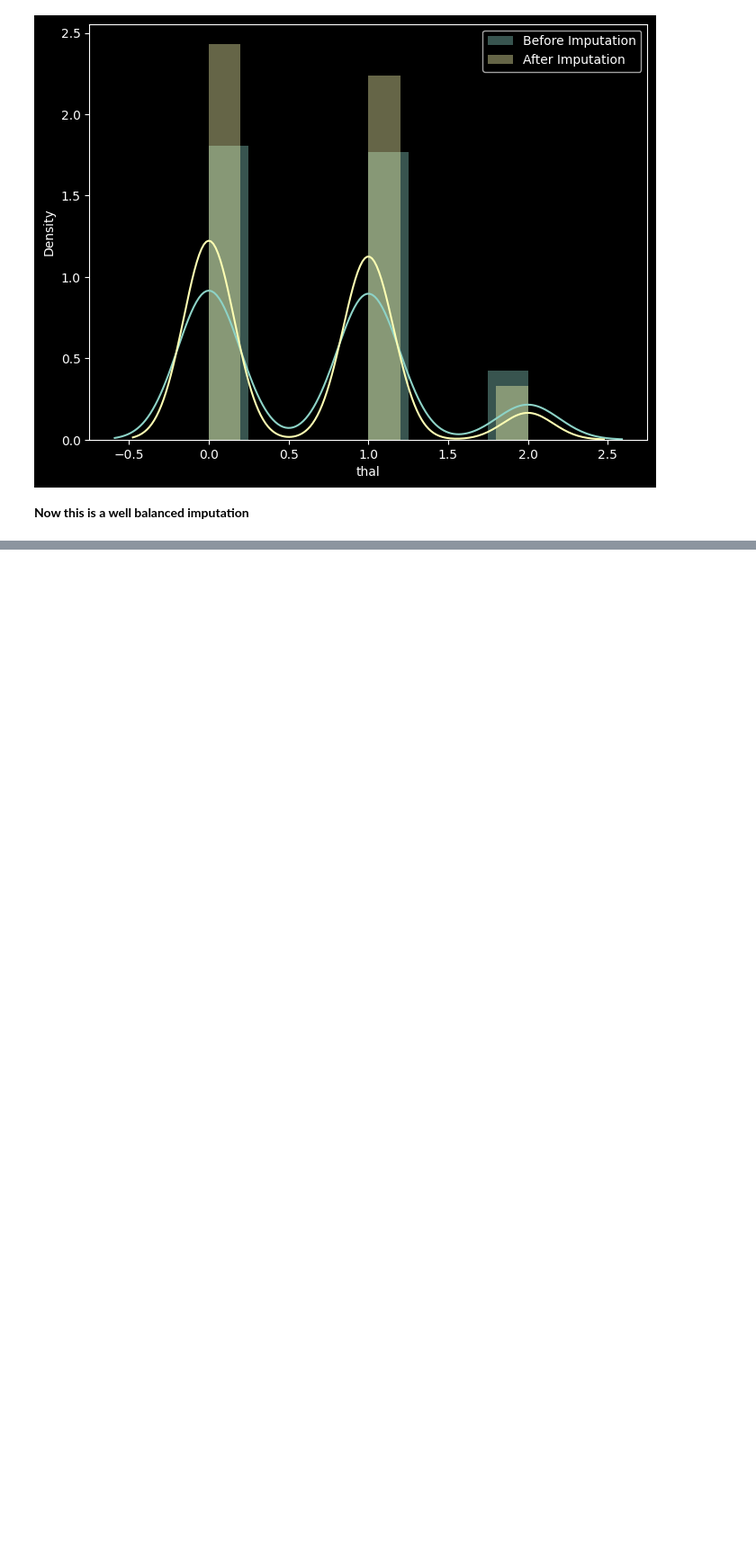
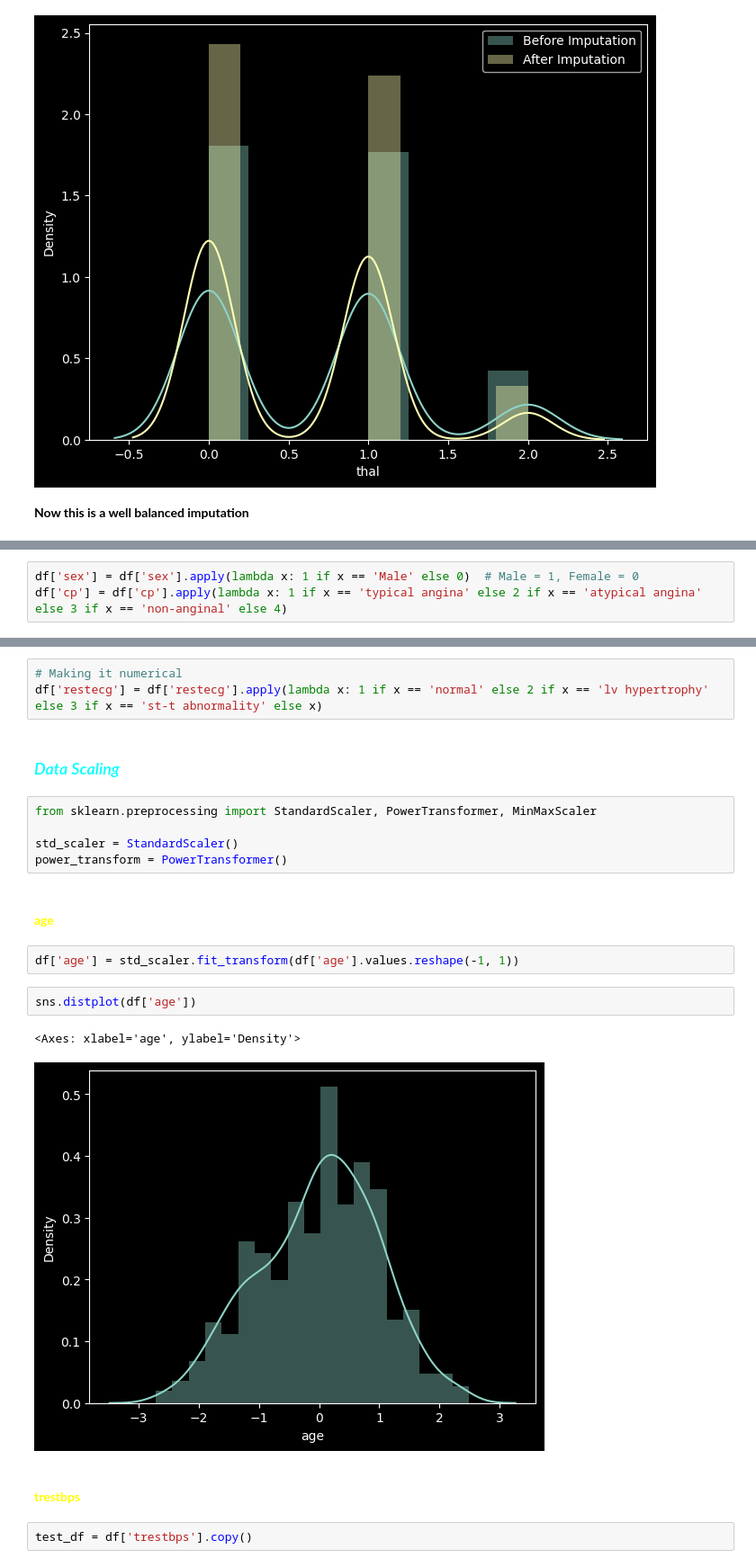
Before and after one commit to SumanGouda/Machine-Learning-Projects, a Jupyter notebook: HEART DISEASE/heart_disease_predictor.ipynb, the cells around one changed output, grey strips where cells are left out. Shown: that part at 90% size. Saved outputs shown, nothing was run; the diff lists cells and outputs as text; blank space fills up the shorter version.

```diff
--- a/HEART DISEASE/heart_disease_predictor.ipynb
+++ b/HEART DISEASE/heart_disease_predictor.ipynb
@@ -1054,0 +1014,3 @@ Index(['id', 'age', 'sex', 'dataset', 'cp', 'trestbps', 'chol', 'fbs',
+# %%
+df['sex'] = df['sex'].apply(lambda x: 1 if x == 'Male' else 0)  # Male = 1, Female = 0
+df['cp'] = df['cp'].apply(lambda x: 1 if x == 'typical angina' else 2 if x == 'atypical angina' else 3 if x == 'non-anginal' else 4)
@@ -1054,0 +1042,23 @@ Index(['id', 'age', 'sex', 'dataset', 'cp', 'trestbps', 'chol', 'fbs',
+# %%
+# Making it numerical
+df['restecg'] = df['restecg'].apply(lambda x: 1 if x == 'normal' else 2 if x == 'lv hypertrophy' else 3 if x == 'st-t abnormality' else x)
+# %% [markdown]
+### <span style="color:cyan"><i>Data Scaling</i></span>
+# %%
+from sklearn.preprocessing import StandardScaler, PowerTransformer, MinMaxScaler
+
+std_scaler = StandardScaler()
+power_transform = PowerTransformer()
+# %% [markdown]
+#### <span style="color: yellow; font-weight: bold;">age</span>
+# %%
+df['age'] = std_scaler.fit_transform(df['age'].values.reshape(-1, 1))
+# %%
+sns.distplot(df['age'])
+# %% [output]
+<Axes: xlabel='age', ylabel='Density'>
+[figure, added]
+# %% [markdown]
+#### <span style="color: yellow; font-weight: bold;">trestbps</span>
+# %%
+test_df = df['trestbps'].copy()
```
Also changed, not shown: parts of 40 cells of this notebook.
